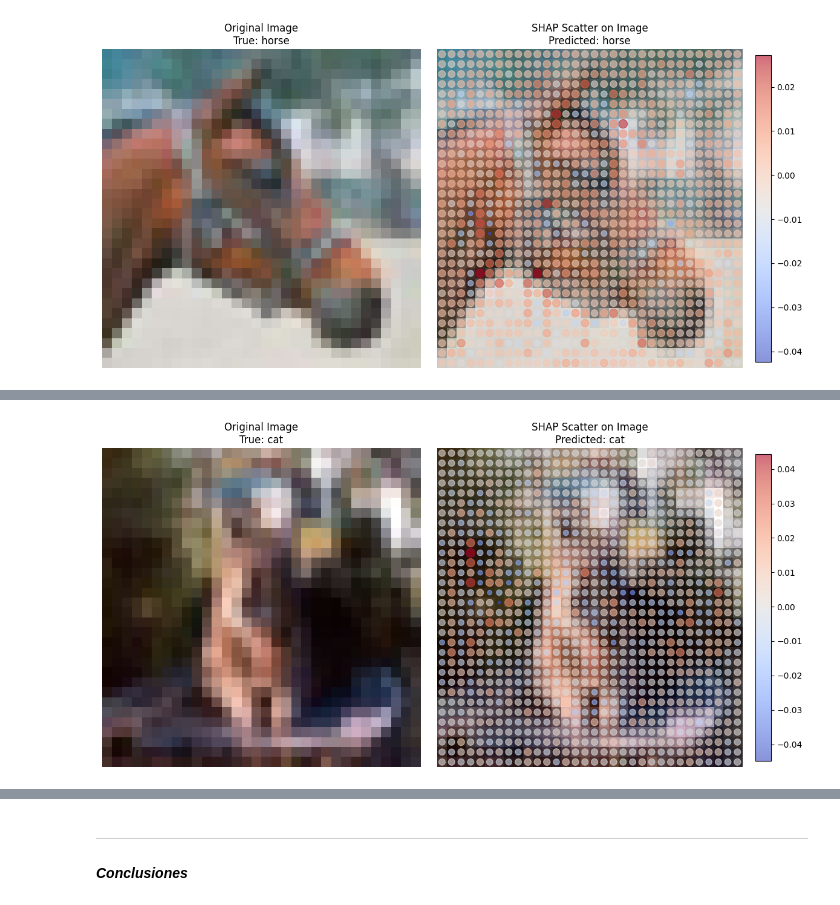
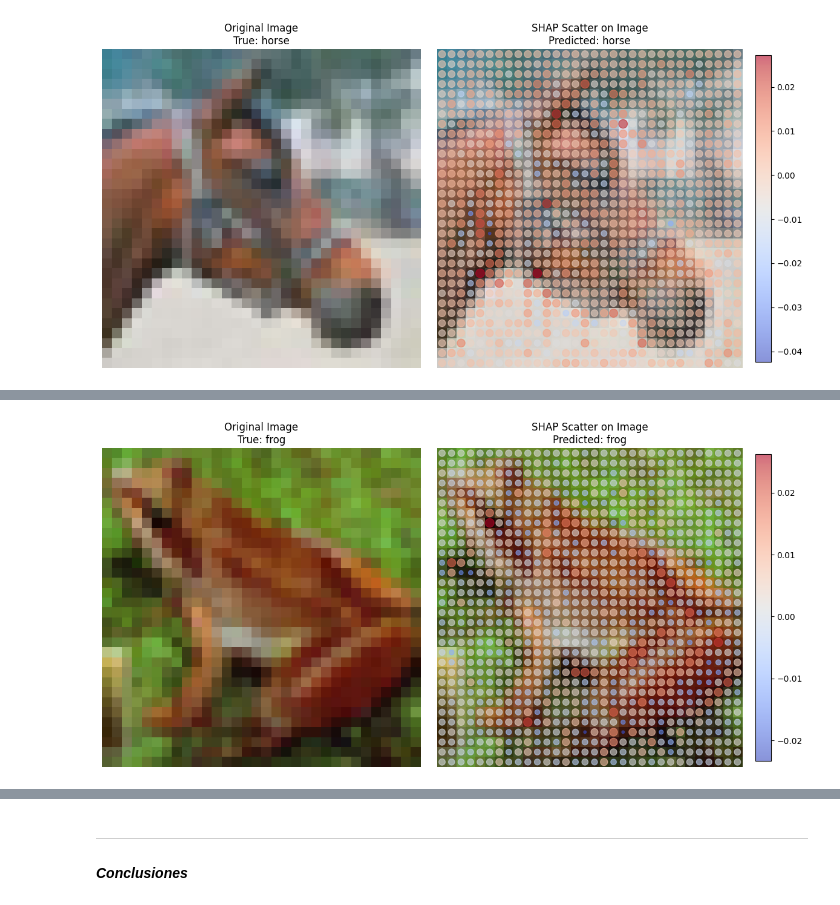
Before and after one commit to stefanoaragoni/OBJRECLAB, a Jupyter notebook: Lab2.ipynb, the cells around one changed output, grey strips where cells are left out. Cells and saved outputs as stored; diff of their text form; code cells hidden in the pictures.

```diff
--- a/Lab2.ipynb
+++ b/Lab2.ipynb
@@ -244,3 +258,3 @@ shap_visualization(17)
 # %%
-shap_visualization(68)
+shap_visualization(29)
 # %% [output]
@@ -248 +262 @@ shap_visualization(68)
-[figure, old version]
+[figure, new version]
```
Also changed, not shown: parts of 13 cells of this notebook.
